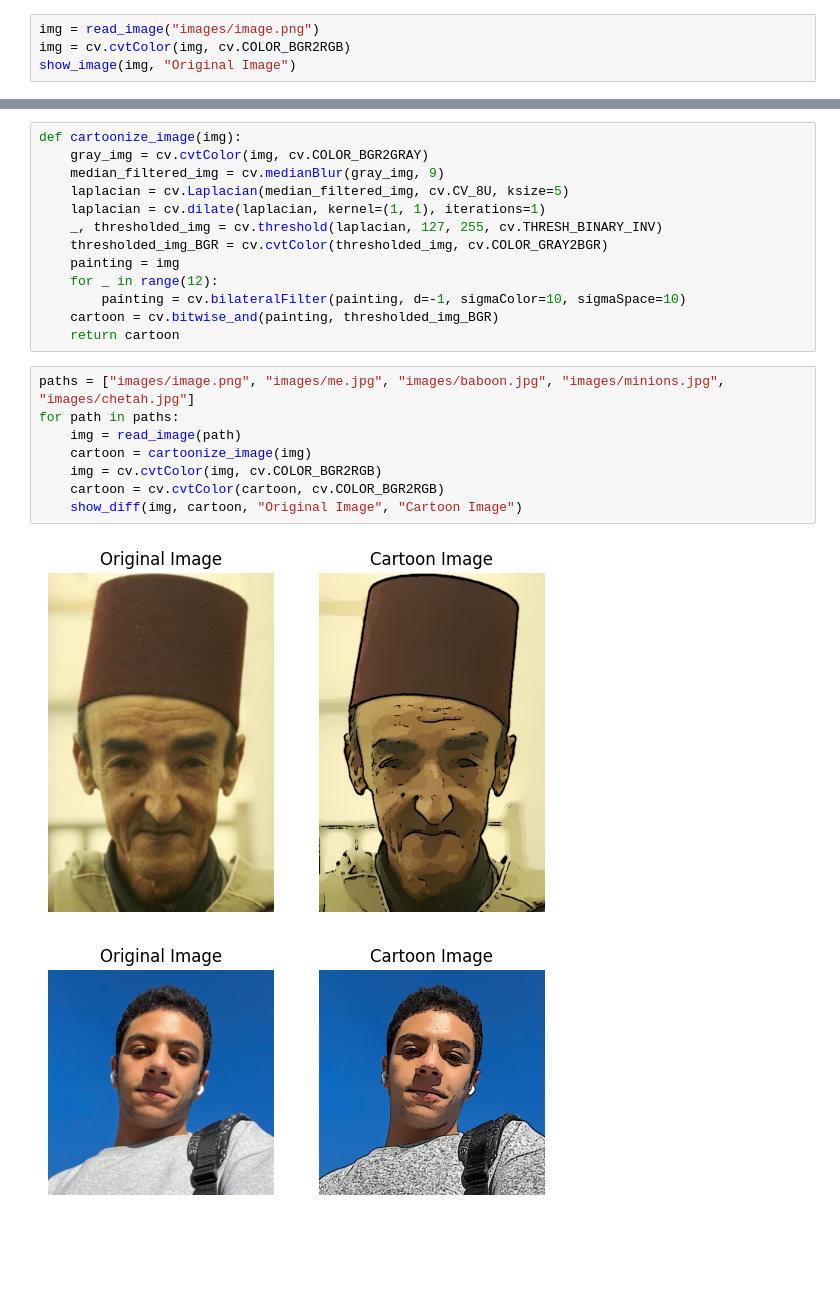
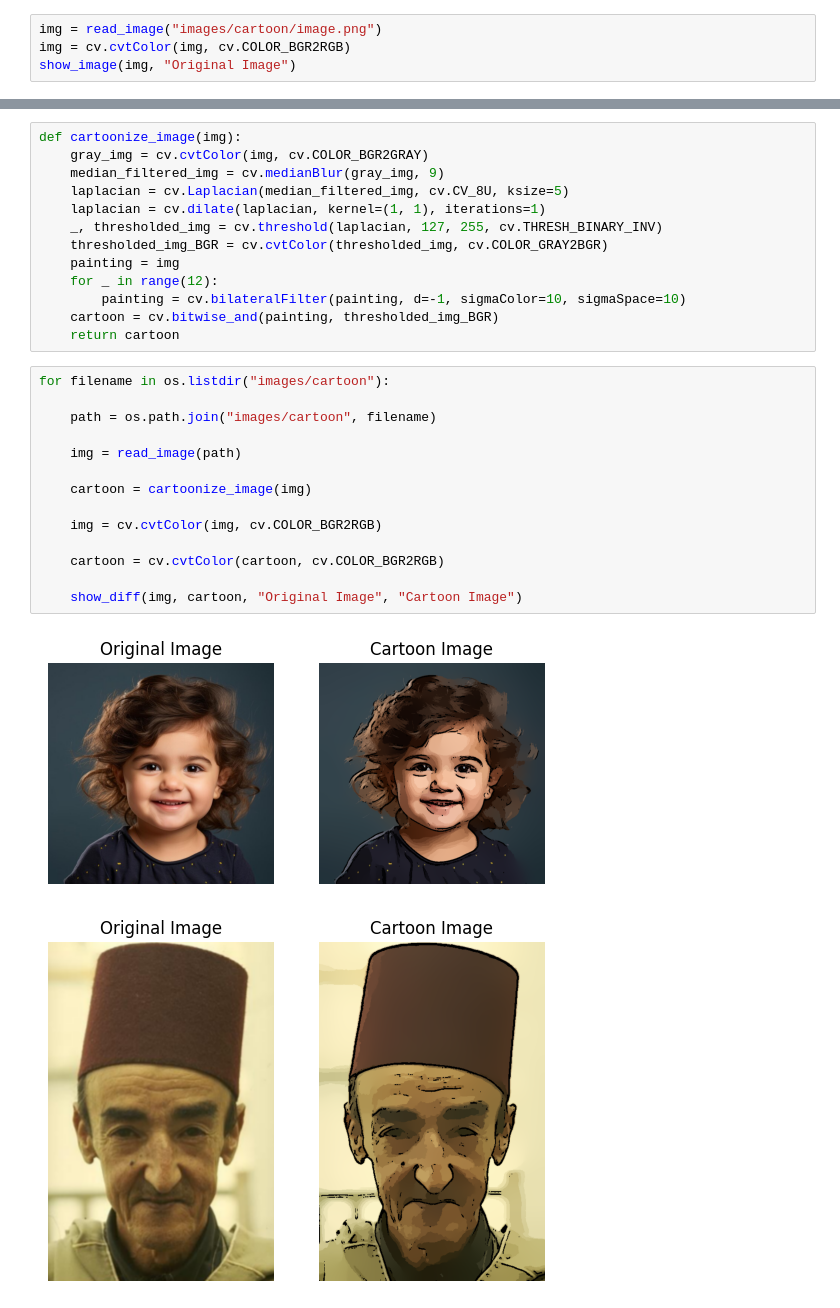
Before and after one commit to YoussefAboelwafa/Computer_Vision_Tasks, a Jupyter notebook: asg1/Cartoonifying.ipynb, the cells around one changed output, grey strips where cells are left out. Drawn from its saved outputs; the diff is of its cells as text; blank space fills up the shorter version.

```diff
--- a/asg1/Cartoonifying.ipynb
+++ b/asg1/Cartoonifying.ipynb
@@ -4,7 +5,7 @@ from utils import *
 # %% [markdown]
 ## Original Image
 # %%
-img = read_image("images/image.png")
+img = read_image("images/cartoon/image.png")
 img = cv.cvtColor(img, cv.COLOR_BGR2RGB)
 show_image(img, "Original Image")
 # %% [output]
@@ -73,13 +74,19 @@ def cartoonize_image(img):
     cartoon = cv.bitwise_and(painting, thresholded_img_BGR)
     return cartoon
 # %%
-paths = ["images/image.png", "images/me.jpg", "images/baboon.jpg", "images/minions.jpg", "images/chetah.jpg"]
-for path in paths:
+for filename in os.listdir("images/cartoon"):
+
+    path = os.path.join("images/cartoon", filename)
+
     img = read_image(path)
+
     cartoon = cartoonize_image(img)
+
     img = cv.cvtColor(img, cv.COLOR_BGR2RGB)
+
     cartoon = cv.cvtColor(cartoon, cv.COLOR_BGR2RGB)
+
     show_diff(img, cartoon, "Original Image", "Cartoon Image")
 # %% [output]
-[figure, old version]
+[figure, new version]
-[figure, old version]
+[figure, new version]
```
Also changed, not shown: parts of 2 cells of this notebook, 6 other files.
